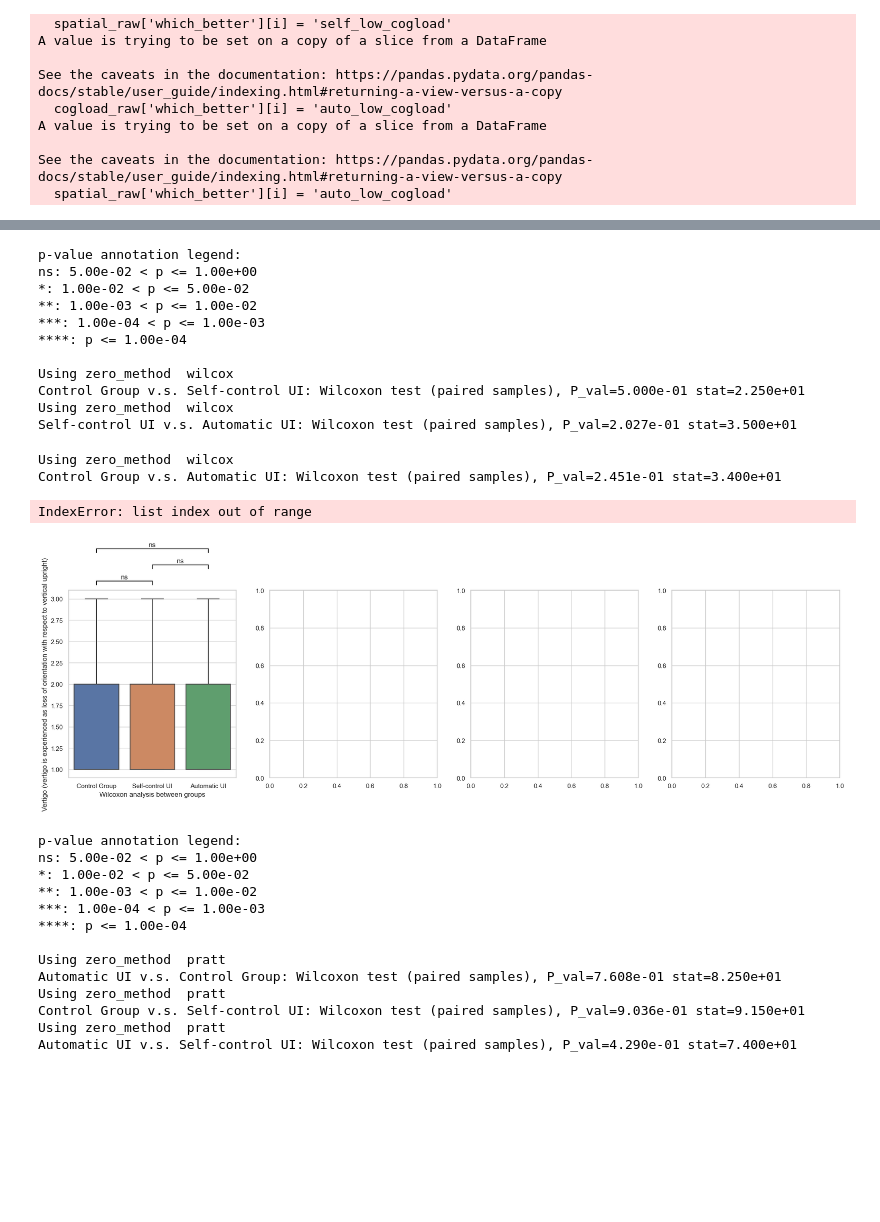
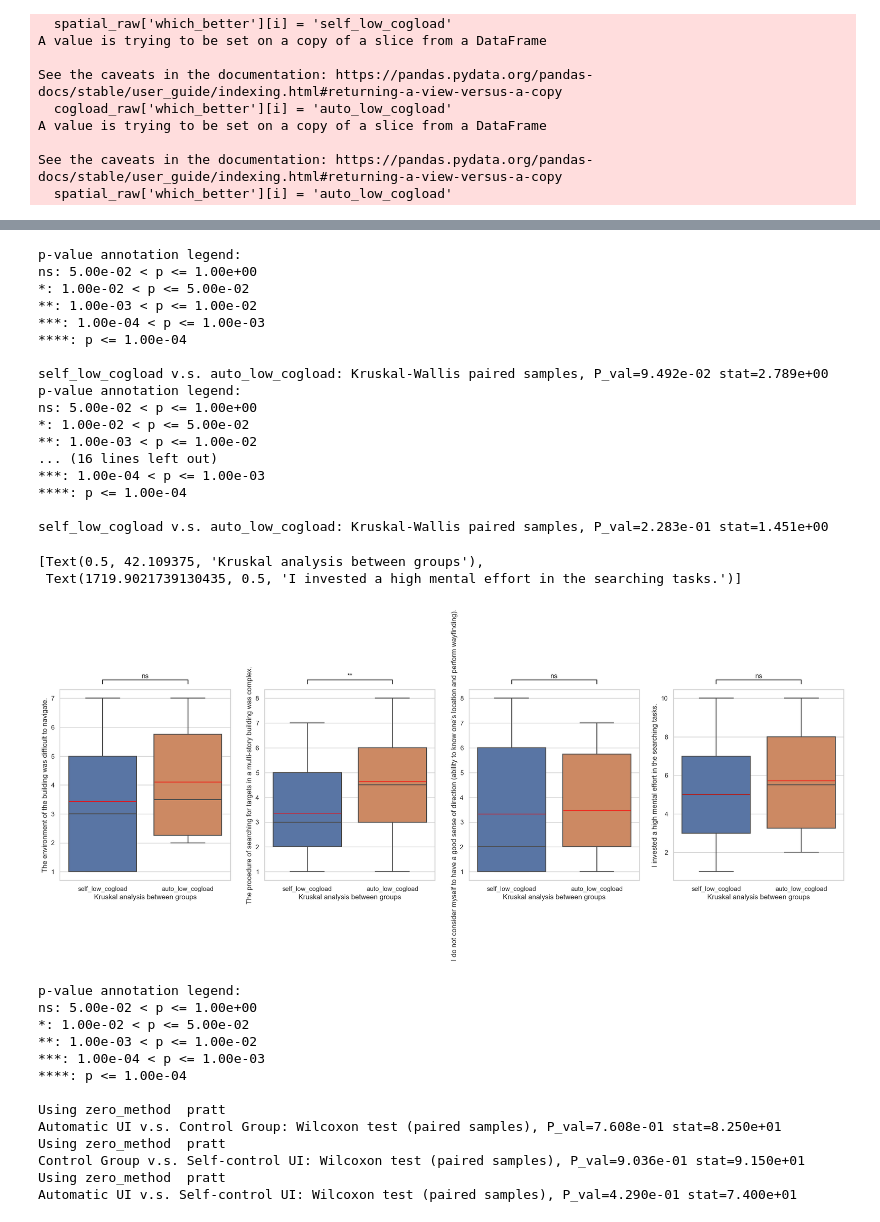
Before and after one commit to Tianyu-Zhou/NIST_Way_Finding, a Jupyter notebook: Survey.ipynb, the cells around one changed output, grey strips where cells are left out. Saved outputs shown, nothing was run; the diff lists cells and outputs as text; code cells hidden in the pictures; blank space fills up the shorter version.

```diff
--- a/Survey.ipynb
+++ b/Survey.ipynb
@@ -123,12 +123,12 @@ cogload_raw
 # %%
 ### pair analysis visualization
 sns.set(style = 'whitegrid')
-x = 'Experiment Group'
-# x = 'which_better'
-# y_list = ["The environment of the building was difficult to navigate.",
-#          "The procedure of searching for targets in a multi-story building was complex.",
-#          "I do not consider myself to have a good sense of direction (ability to know one’s location and perform wayfinding).",
-#          "I invested a high mental effort in the searching tasks."]
+# x = 'Experiment Group'
+x = 'which_better'
+y_list = ["The environment of the building was difficult to navigate.",
+         "The procedure of searching for targets in a multi-story building was complex.",
+         "I do not consider myself to have a good sense of direction (ability to know one’s location and perform wayfinding).",
+         "I invested a high mental effort in the searching tasks."]
 # y_list = ["The way in which the instruction was presented on the UI panel (not content-related) was unclear.",
 #          "The way in which the instruction was presented on the UI panel (not content-related) was confusing.",
 #          "The change of brightness in UI during the experiment was distracting.",
@@ -139,25 +139,25 @@ x = 'Experiment Group'
 #          "Using the UI panel helped me deal with instruction in a similar search task."]
 # y_list = ["General discomfort","Fatigue","Eyestrain","Difficulty focusing"]
 # y_list = ["Headache","Fullness of head","Blurred vision","Dizzy (eyes closed)"]
-y_list = ["Vertigo (vertigo is experienced as loss of orientation with respect to vertical upright)"]
-order = ["Control Group","Self-control UI","Automatic UI"]
-# order = ["self_low_cogload","auto_low_cogload"]
-method = 'Wilcoxon'
-# method = 'Kruskal'
-# data = cogload_raw
-data = spatial_raw
+# y_list = ["Vertigo (vertigo is experienced as loss of orientation with respect to vertical upright)"]
+# order = ["Control Group","Self-control UI","Automatic UI"]
+order = ["self_low_cogload","auto_low_cogload"]
+# method = 'Wilcoxon'
+method = 'Kruskal'
+data = cogload_raw
+# data = spatial_raw
 plot_line = 0
 
 box_pairs=[
          (order[0], order[1]),
-         (order[0], order[2]),
-         (order[1], order[2]),
+         # (order[0], order[2]),
+         # (order[1], order[2]),
          ]
 
 fig, axes = plt.subplots(1,4, figsize=(24,6), dpi=100)
 
 y = y_list[0]
-axes[0] = sns.boxplot(ax = axes[0], data=data, x=x, y=y, order=order)
+axes[0] = sns.boxplot(ax = axes[0], data=data, x=x, y=y, order=order, showmeans=True, meanprops={"marker":"_","markerfacecolor":"white","markeredgecolor":"red","markersize":"115"}) ##75 115
 # axes[0] = sns.violinplot(ax = axes[0], data=data, x=x, y=y, order=order)
 if plot_line:
    for i in range(0,len(data),3):
@@ -175,13 +175,13 @@ test_results = add_stat_annotation(ax=axes[0], data=data, x=x, y=y, order=order,
                                  test=method,
                                  comparisons_correction=None,
                                  text_format='star', loc='outside', verbose=1,
-                                 stats_params={'alternative': 'greater'}
+                                 # stats_params={'alternative': 'greater'}
                                  )
 
 axes[0].set(xlabel = method + ' analysis between groups', ylabel=y)
 
 y = y_list[1]
-axes[1] = sns.boxplot(ax = axes[1],data=data, x=x, y=y,order=order,)
+axes[1] = sns.boxplot(ax = axes[1],data=data, x=x, y=y,order=order, showmeans=True, meanprops={"marker":"_","markerfacecolor":"white","markeredgecolor":"red","markersize":"115"})
 if plot_line:
    for i in range(0,len(data),3):
       plot_data = np.zeros(3)
@@ -198,12 +198,12 @@ test_results = add_stat_annotation(ax=axes[1], data=data, x=x, y=y,order=order,
                                  test=method,
                                  comparisons_correction=None,
                                  text_format='star', loc='outside', verbose=1,
-                                 stats_params={'alternative': 'greater'}
+                                 # stats_params={'alternative': 'greater'}
                                  )
 axes[1].set(xlabel = method + ' analysis between groups', ylabel=y)
 
 y = y_list[2]
-axes[2] = sns.boxplot(ax = axes[2],data=data, x=x, y=y,order=order,)
+axes[2] = sns.boxplot(ax = axes[2],data=data, x=x, y=y,order=order, showmeans=True, meanprops={"marker":"_","markerfacecolor":"white","markeredgecolor":"red","markersize":"115"})
 if plot_line:
    for i in range(0,len(data),3):
       plot_data = np.zeros(3)
@@ -220,47 +220,52 @@ test_results = add_stat_annotation(ax=axes[2], data=data, x=x, y=y,order=order,
                                  test=method,
                                  comparisons_correction=None,
                                  text_format='star', loc='outside', verbose=1,
-                                 stats_params={'alternative': 'greater'}
+                                 # stats_params={'alternative': 'greater'}
                                  )
 axes[2].set(xlabel = method + ' analysis between groups', ylabel=y)
 
 y = y_list[3]
-axes[3] = sns.boxplot(ax = axes[3],data=data, x=x, y=y,order=order,)
+axes[3] = sns.boxplot(ax = axes[3],data=data, x=x, y=y,order=order, showmeans=True, meanprops={"marker":"_","markerfacecolor":"white","markeredgecolor":"red","markersize":"115"})
 if plot_line:
    for i in range(0,len(data),3):
       plot_data = np.zeros(3)
       for j in range(3):
          if data[[x]].values.ravel()[i+j] == order[0]:
             plot_data[0] = data[[y]].values.ravel()[i+j]
          if data[[x]].values.ravel()[i+j] == order[1]:
             plot_data[1] = data[[y]].values.ravel()[i+j]
          if data[[x]].values.ravel()[i+j] == order[2]:
             plot_data[2] = data[[y]].values.ravel()[i+j]
       axes[3].plot(plot_data)
 test_results = add_stat_annotation(ax=axes[3], data=data, x=x, y=y,order=order,
                                  box_pairs=box_pairs,
                                  test=method,
                                  comparisons_correction=None,
                                  text_format='star', loc='outside', verbose=1,
-                                 stats_params={'alternative': 'greater'}
+                                 # stats_params={'alternative': 'greater'}
                                  )
 axes[3].set(xlabel = method + ' analysis between groups', ylabel=y)
 # %% [output]
 p-value annotation legend:
 ns: 5.00e-02 < p <= 1.00e+00
 *: 1.00e-02 < p <= 5.00e-02
 **: 1.00e-03 < p <= 1.00e-02
 ***: 1.00e-04 < p <= 1.00e-03
 ****: p <= 1.00e-04
 
-Using zero_method  wilcox
-Control Group v.s. Self-control UI: Wilcoxon test (paired samples), P_val=5.000e-01 stat=2.250e+01
-Using zero_method  wilcox
-Self-control UI v.s. Automatic UI: Wilcoxon test (paired samples), P_val=2.027e-01 stat=3.500e+01
+self_low_cogload v.s. auto_low_cogload: Kruskal-Wallis paired samples, P_val=9.492e-02 stat=2.789e+00
+p-value annotation legend:
+ns: 5.00e-02 < p <= 1.00e+00
+*: 1.00e-02 < p <= 5.00e-02
+**: 1.00e-03 < p <= 1.00e-02
+... (16 lines left out)
+***: 1.00e-04 < p <= 1.00e-03
+****: p <= 1.00e-04
+
+self_low_cogload v.s. auto_low_cogload: Kruskal-Wallis paired samples, P_val=2.283e-01 stat=1.451e+00
-Using zero_method  wilcox
-Control Group v.s. Automatic UI: Wilcoxon test (paired samples), P_val=2.451e-01 stat=3.400e+01
+[Text(0.5, 42.109375, 'Kruskal analysis between groups'),
+ Text(1719.9021739130435, 0.5, 'I invested a high mental effort in the searching tasks.')]
-IndexError: list index out of range
-[figure, old version]
+[figure, new version]
 # %%
 sns.set(style = 'whitegrid')
 x = 'Experiment Group'
```
Also changed, not shown: parts of 1 cell of this notebook, 1 other file.
